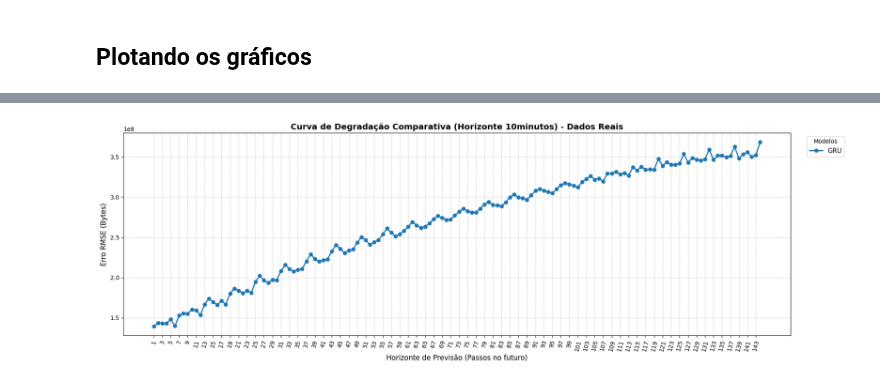
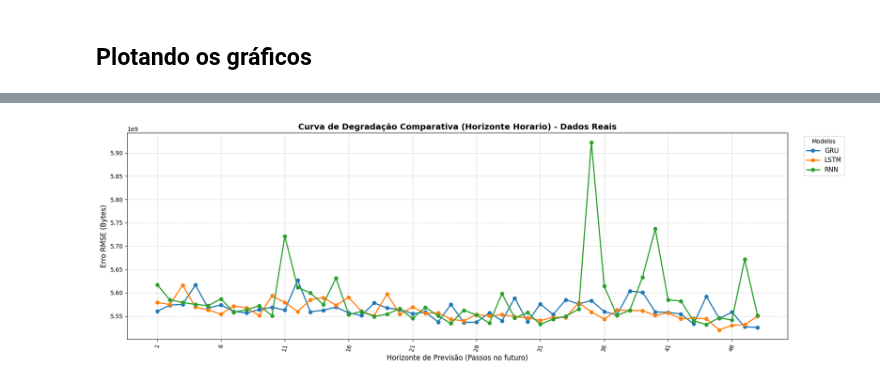
Before and after one commit to LarcesUece/GRANULARITY-PREDICTION, a Jupyter notebook: src/notebooks/avaliacao de modelos.ipynb, the cells around one changed output, grey strips where cells are left out. Cells and saved outputs as stored; diff of their text form; code cells hidden in the pictures.

Commit message:
avaliação dos modelos 7-2: erro na degradação

```diff
--- a/src/notebooks/avaliacao de modelos.ipynb
+++ b/src/notebooks/avaliacao de modelos.ipynb
@@ -136,24 +113,0 @@ gc.collect()
-# %%
-train_10min_wind = pl.read_csv('../../data/Tabelas_criadas/' + w + '/treino_10min.csv')
-test_10min_wind = pl.read_csv('../../data/Tabelas_criadas/' + w + '/teste_10min.csv')
-val_10min_wind = pl.read_csv('../../data/Tabelas_criadas/' + w + '/val_10min.csv')
-
-np_train_10m = train_10min_wind.to_numpy()
-del train_10min_wind
-np_test_10m = test_10min_wind.to_numpy()
-del test_10min_wind
-np_val_10m = val_10min_wind.to_numpy()
-del val_10min_wind
-X_train_10m = np_train_10m[:, :inputs_10min + 1].astype('float32')
-y_train_10m = np_train_10m[:, inputs_10min+1:].astype('float32')
-del np_train_10m
-X_test_10m = np_test_10m[:, :inputs_10min + 1].astype('float32')
-y_test_10m= np_test_10m[:, np.r_[inputs_10min+1:inputs_10min+1+y_train_10m.shape[1],0]].astype('float32')
-del np_test_10m
-X_val_10m = np_val_10m[:, :inputs_10min + 1].astype('float32')
-y_val_10m = np_val_10m[:, inputs_10min+1:].astype('float32')
-del np_val_10m
-
-
-
-gc.collect()
@@ -197,9 +149,9 @@ Tempo de avaliação: 5.140864059969317 segundos para 79585056 amostras
 predicoes = {}
 predicoes_sem_escaler = {}
 real = {
-    "Diario": y_test_d[:,0],
-    "Horario": y_test_h[:,:24],
-    "10minutos": y_test_10m[:,:24*6]
+    "Diario": y_test_d[:,:-1],
+    "Horario": y_test_h[:,:-1],
+    "10minutos": y_test_10m[:,:-1]
 }
 for model in model_keys:
     print(model)
@@ -431,46 +416,46 @@ import matplotlib.pyplot as plt
 from sklearn.metrics import mean_squared_error
 
 granularidade = {
-    "Horario": 24,
-    "10minutos": 24*6
+    "Diario":outputs_day,
+    "Horario": outputs_hour,
+    "10minutos": outputs_10min
 }
 
 # Define qual granularidade você quer plotar neste gráfico
-gran = "10minutos"
+gran = "Horario"
 
 # 1. Cria a figura UMA ÚNICA VEZ antes do loop
 plt.figure(figsize=(18, 6))
 
 # 2. Loop para cada modelo: calcula os erros e adiciona a linha no gráfico aberto
-model_keys = ["GRU"]
 for modelo in model_keys:
     erros_por_horizonte = []
 
     # Calcula o erro separadamente para cada passo no futuro
     for t in range(granularidade[gran]):
         real_coluna = real_sem_escaler[gran][:, t]
         pred_coluna = predicoes_sem_escaler[modelo][gran][:, t]
 
         # Calcula o RMSE dessa hora específica
         rmse_atual = np.sqrt(mean_squared_error(real_coluna, pred_coluna))
         erros_por_horizonte.append(rmse_atual)
 
     # Plota a linha deste modelo (o parâmetro 'label' garante que o nome vá para a legenda)
     plt.plot(range(1, granularidade[gran] + 1), erros_por_horizonte, marker='o', linewidth=2, label=modelo)
 
 # 3. Estilização do gráfico unificado
 plt.title(f'Curva de Degradação Comparativa (Horizonte {gran}) - Dados Reais', fontsize=14, fontweight='bold')
 plt.xlabel('Horizonte de Previsão (Passos no futuro)', fontsize=12)
 plt.ylabel('Erro RMSE (Bytes)', fontsize=12)
 
 # Configura o eixo X para mostrar todos os passos
-plt.xticks(range(1, granularidade[gran] + 1,2), rotation = 75)
+plt.xticks(range(1, granularidade[gran] + 1,5), rotation = 75)
 plt.grid(True, linestyle='--', alpha=0.6)
 
 # Invoca a legenda para mostrar qual cor pertence a qual modelo
 plt.legend(title='Modelos', fontsize=11, loc='upper left', bbox_to_anchor=(1.02, 1))
 
 plt.tight_layout()
 plt.show()
 # %% [output]
-[figure, old version]
+[figure, new version]
```
Also changed, not shown: parts of 11 cells of this notebook, 5 other files.
